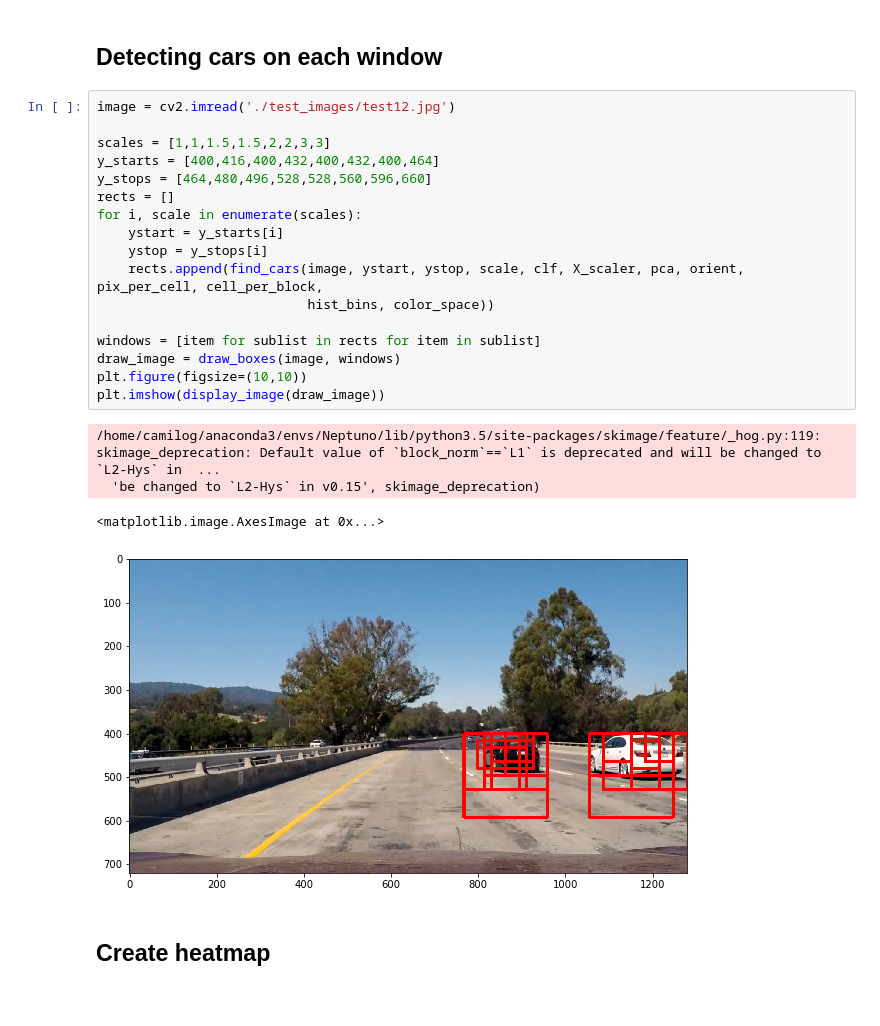
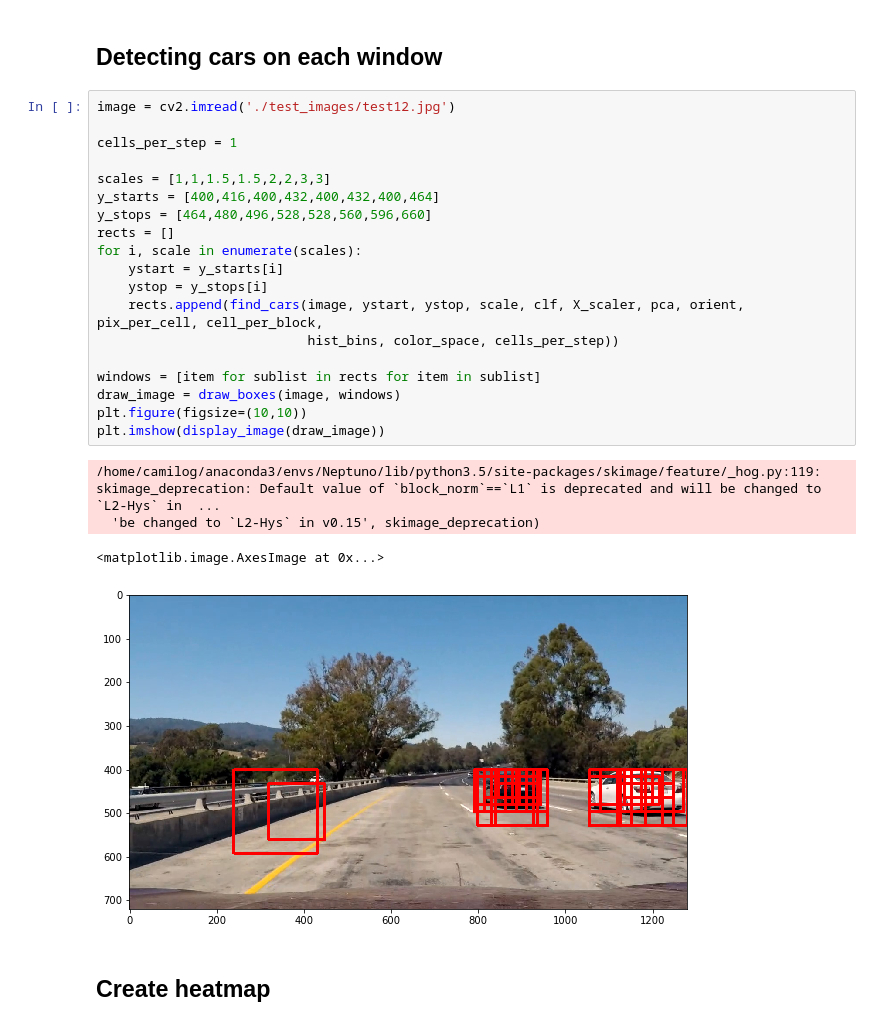
Before and after one commit to camigord/Self-Driving-Car-Nanodegree, a Jupyter notebook: P5-Vehicle-Detection/Detecting_Cars.ipynb, the cells around one changed output. Drawn from its saved outputs; the diff is of its cells as text.

```diff
--- a/P5-Vehicle-Detection/Detecting_Cars.ipynb
+++ b/P5-Vehicle-Detection/Detecting_Cars.ipynb
@@ -127,26 +129,28 @@ plt.imshow(display_image(test_img_rects))
 ## Detecting cars on each window
 # %%
 image = cv2.imread('./test_images/test12.jpg')
+
+cells_per_step = 1
 
 scales = [1,1,1.5,1.5,2,2,3,3]
 y_starts = [400,416,400,432,400,432,400,464]
 y_stops = [464,480,496,528,528,560,596,660]
 rects = []
 for i, scale in enumerate(scales):
     ystart = y_starts[i]
     ystop = y_stops[i]
     rects.append(find_cars(image, ystart, ystop, scale, clf, X_scaler, pca, orient, pix_per_cell, cell_per_block,
-                           hist_bins, color_space))
+                           hist_bins, color_space, cells_per_step))
 
 windows = [item for sublist in rects for item in sublist]
 draw_image = draw_boxes(image, windows)
 plt.figure(figsize=(10,10))
 plt.imshow(display_image(draw_image))
 # %% [output]
 /home/camilog/anaconda3/envs/Neptuno/lib/python3.5/site-packages/skimage/feature/_hog.py:119: skimage_deprecation: Default value of `block_norm`==`L1` is deprecated and will be changed to `L2-Hys` in  ...
   'be changed to `L2-Hys` in v0.15', skimage_deprecation)
 <matplotlib.image.AxesImage at 0x...>
-[figure, old version]
+[figure, new version]
 # %% [markdown]
 ## Create heatmap
 # %%
```
Also changed, not shown: parts of 8 cells of this notebook, 6 other files.
